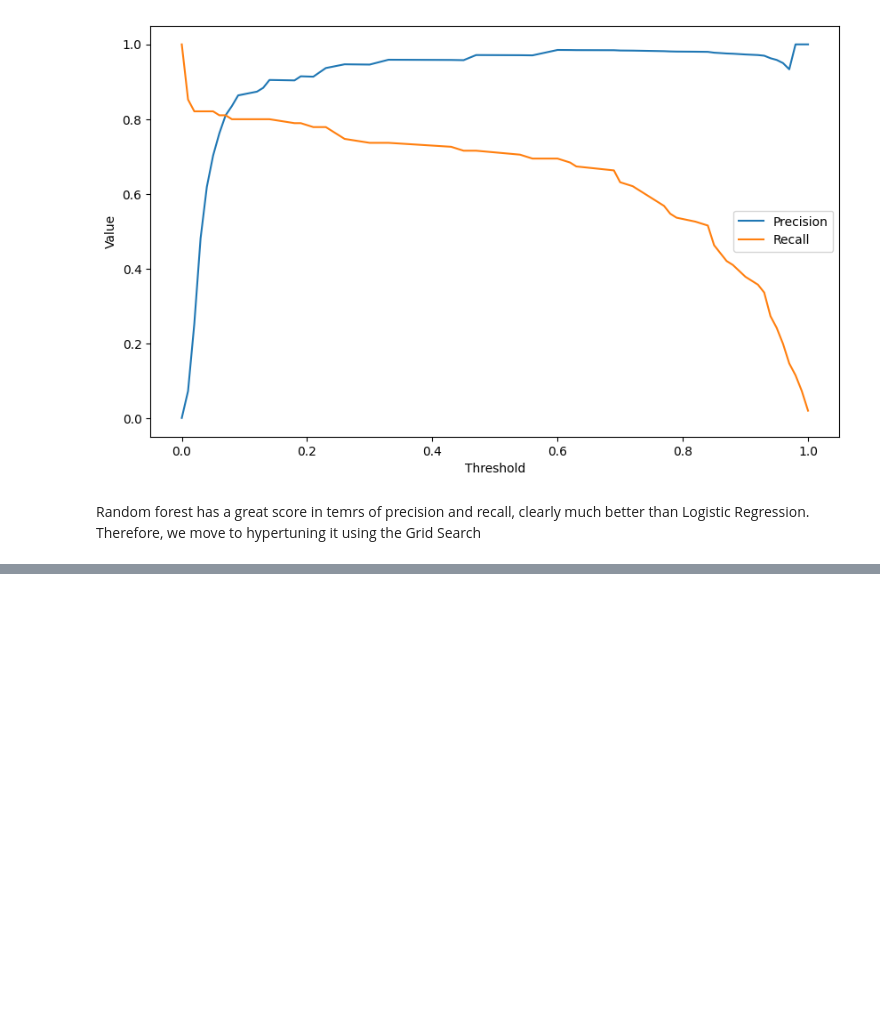
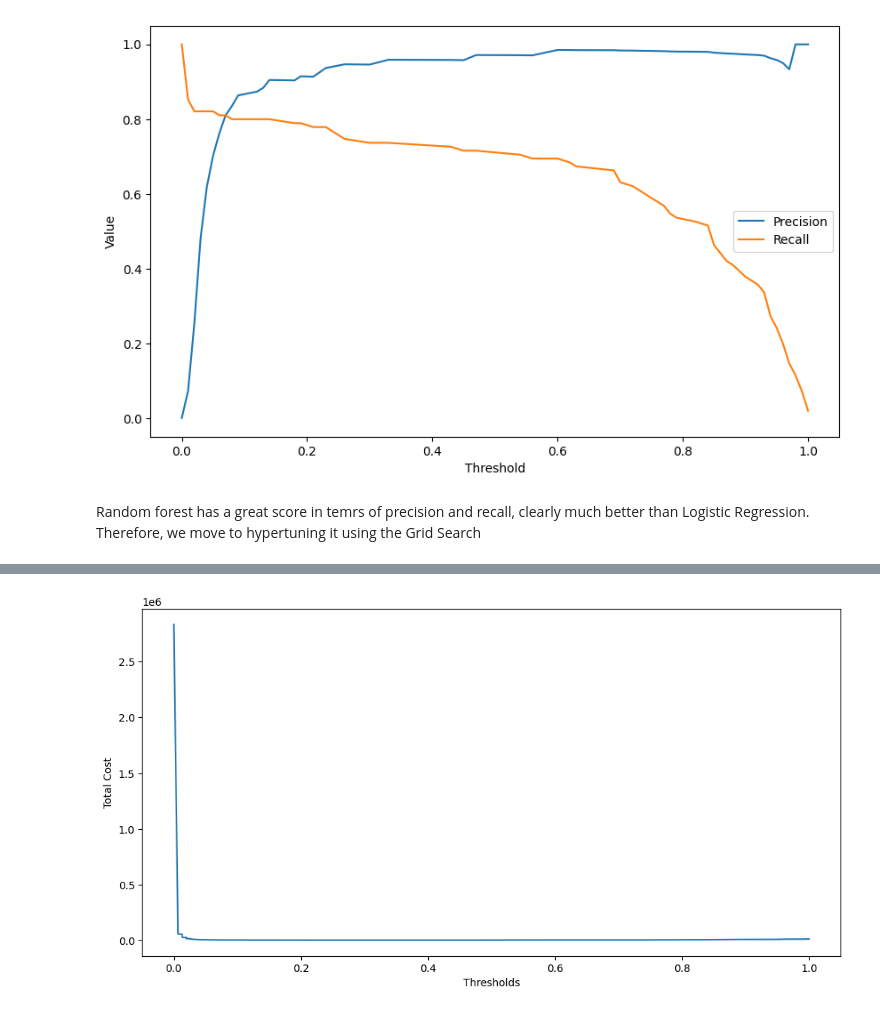
Before and after one commit to Janhvesh-Patil/RiskLens-AI, a Jupyter notebook: backend/TransactionFraudDetector.ipynb, the cells around one changed output, grey strips where cells are left out. Drawn from its saved outputs; the diff is of its cells as text; code cells hidden in the pictures; blank space fills up the shorter version.

```diff
--- a/backend/TransactionFraudDetector.ipynb
+++ b/backend/TransactionFraudDetector.ipynb
@@ -640,10 +640,10 @@ plt.show()
 # %% [markdown]
 Random forest has a great score in temrs of precision and recall, clearly much better than Logistic Regression. Therefore, we move to hypertuning it using the Grid Search
 # %%
-from sklearn.model_selection import GridSearchCV, StratifiedKFold
+from sklearn.model_selection import RandomizedSearchCV, StratifiedKFold
 
 gridSearchPipeline = Pipeline([
     ("preprocessor", preprocessing),
-    ("model", RandomForestClassifier(random_state = 42))
+    ("model", RandomForestClassifier(n_estimators = 50, random_state = 42))
 ])
 # %%
@@ -692,0 +790,19 @@ plt.show()
+# %%
+total_cost_final_rc = []
+
+for threshold in thresholds:
+  y_pred = (best_probability_predictions[:, 1] >= threshold)
+  fn_mask = (y_test == 1) & (y_pred == 0)
+  fp_mask = (y_test == 0) & (y_pred == 1)
+  fn_cost = X_test.loc[fn_mask, 'Amount'].sum()
+  fp_cost = 50 * fp_mask.sum()
+  total = fn_cost + fp_cost
+  total_cost_final_rc.append(total)
+# %%
+plt.figure(figsize = (12, 6))
+plt.plot(thresholds, total_cost_final_rc)
+plt.xlabel('Thresholds')
+plt.ylabel("Total Cost")
+plt.show()
+# %% [output]
+[figure, added]
```
Also changed, not shown: parts of 16 cells of this notebook.
